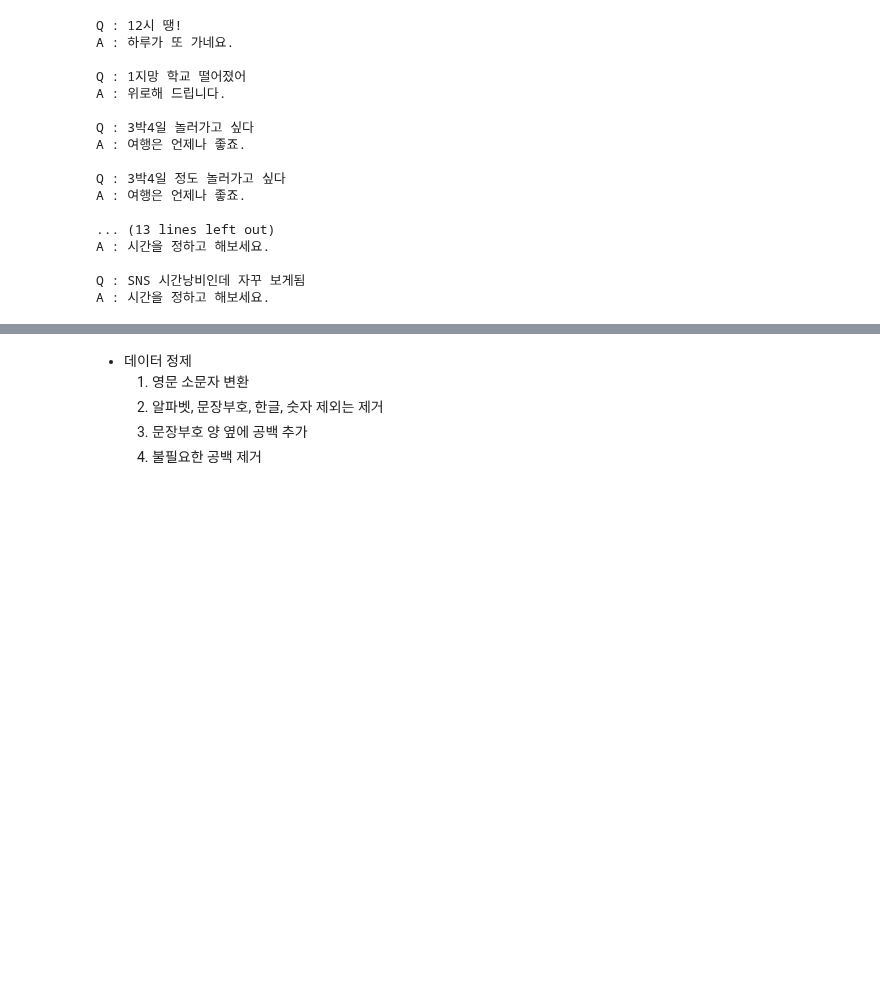
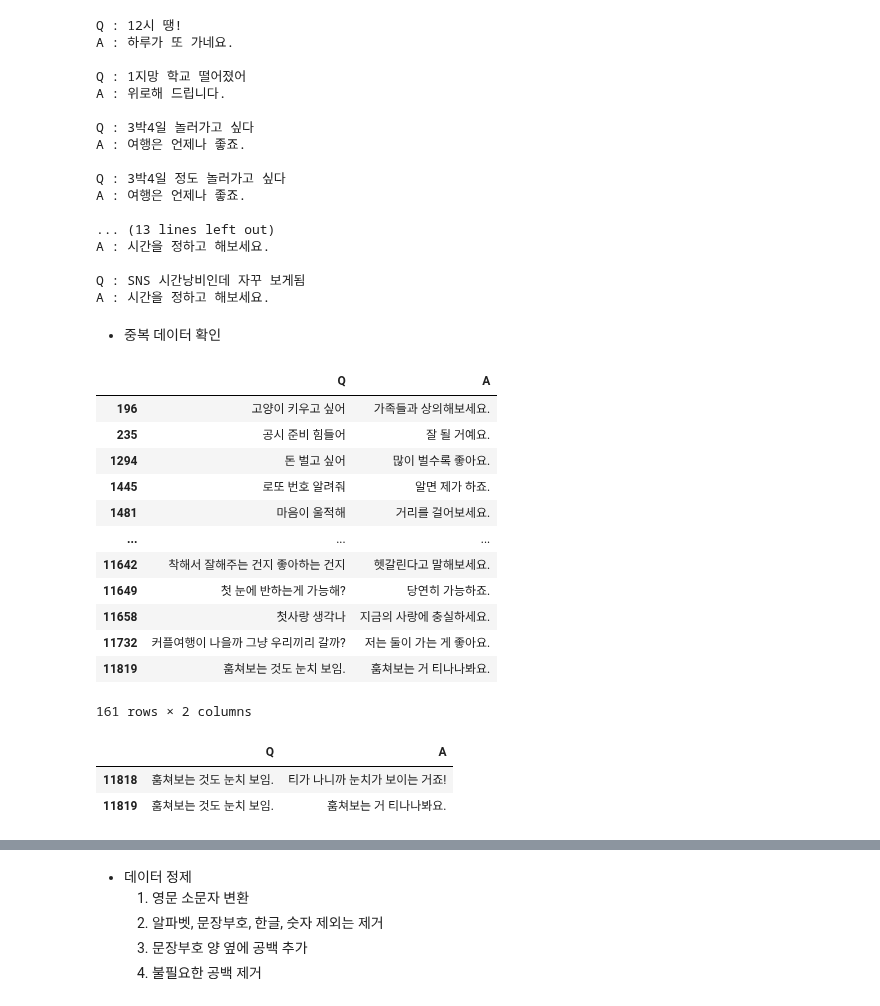
Before and after one commit to miinkang/AI_Project_AIFFEL, a Jupyter notebook: [GD-12]transformer_chatbot.ipynb, the cells around one changed output, grey strips where cells are left out. Drawn from its saved outputs; the diff is of its cells as text; code cells hidden in the pictures; blank space fills up the shorter version.

```diff
--- a/[GD-12]transformer_chatbot.ipynb
+++ b/[GD-12]transformer_chatbot.ipynb
@@ -140,3 +141,27 @@ A : 시간을 정하고 해보세요.
 
 Q : SNS 시간낭비인데 자꾸 보게됨
 A : 시간을 정하고 해보세요.
+# %% [markdown]
+- 중복 데이터 확인
+# %%
+data[data.duplicated(['Q'])]
+# %% [output]
+|  | Q | A |
+| 196 | 고양이 키우고 싶어 | 가족들과 상의해보세요. |
+| 235 | 공시 준비 힘들어 | 잘 될 거예요. |
+| 1294 | 돈 벌고 싶어 | 많이 벌수록 좋아요. |
+| 1445 | 로또 번호 알려줘 | 알면 제가 하죠. |
+| 1481 | 마음이 울적해 | 거리를 걸어보세요. |
+| ... | ... | ... |
+| 11642 | 착해서 잘해주는 건지 좋아하는 건지 | 헷갈린다고 말해보세요. |
+| 11649 | 첫 눈에 반하는게 가능해? | 당연히 가능하죠. |
+| 11658 | 첫사랑 생각나 | 지금의 사랑에 충실하세요. |
+| 11732 | 커플여행이 나을까 그냥 우리끼리 갈까? | 저는 둘이 가는 게 좋아요. |
+| 11819 | 훔쳐보는 것도 눈치 보임. | 훔쳐보는 거 티나나봐요. |
+161 rows × 2 columns
+# %%
+data[data['Q']==data['Q'][11819]]
+# %% [output]
+|  | Q | A |
+| 11818 | 훔쳐보는 것도 눈치 보임. | 티가 나니까 눈치가 보이는 거죠! |
+| 11819 | 훔쳐보는 것도 눈치 보임. | 훔쳐보는 거 티나나봐요. |
```
Also changed, not shown: parts of 73 cells of this notebook.
